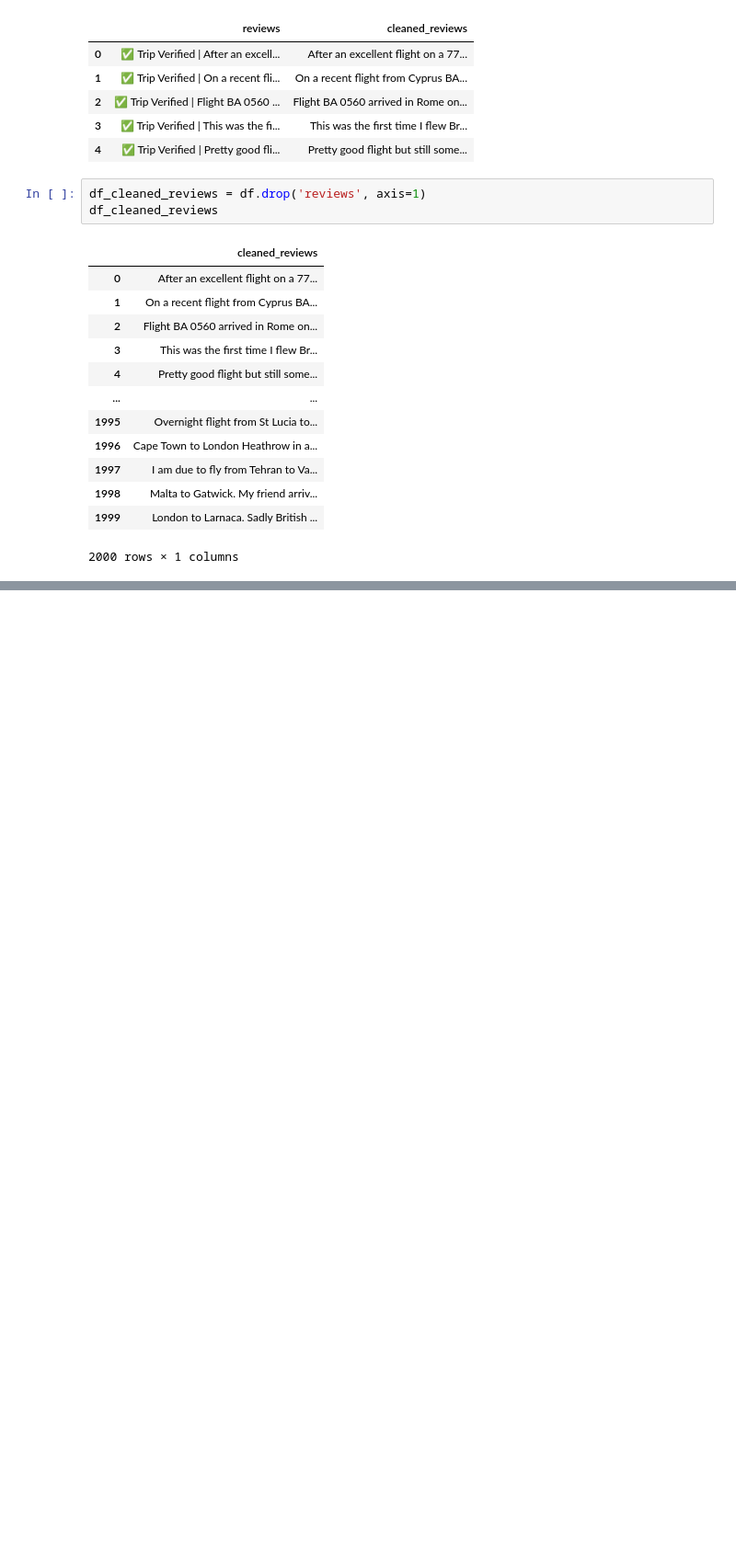
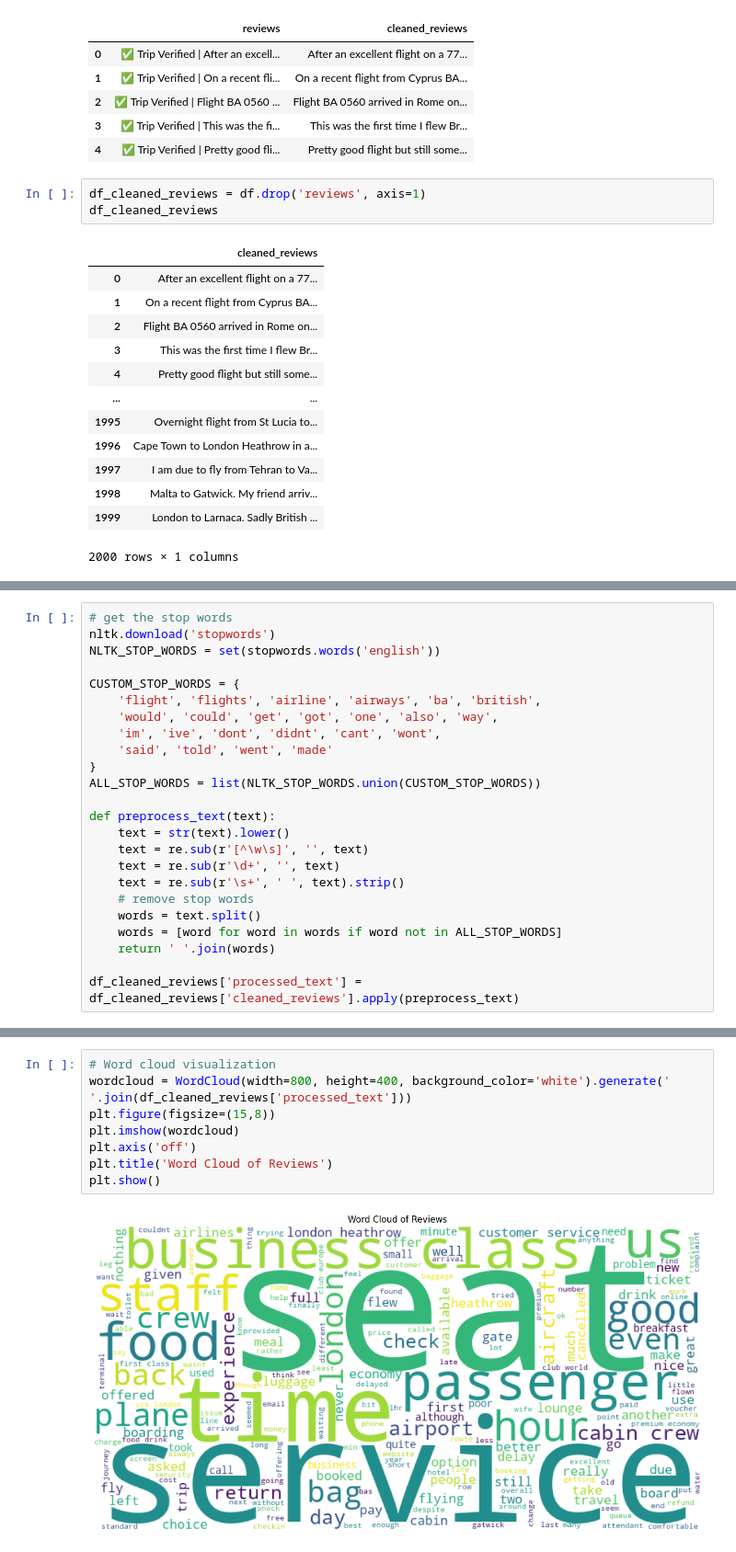
Before and after one commit to xzw9769/Personal-Practise, a Jupyter notebook: British Airways/Review Analysis.ipynb, the cells around one changed output, grey strips where cells are left out. Shown at 92% size. Cells and saved outputs as stored; diff of their text form; blank space fills up the shorter version.

```diff
--- a/British Airways/Review Analysis.ipynb
+++ b/British Airways/Review Analysis.ipynb
@@ -164,0 +121,24 @@ LookupError:
+# %%
+# get the stop words
+nltk.download('stopwords')
+NLTK_STOP_WORDS = set(stopwords.words('english'))
+
+CUSTOM_STOP_WORDS = {
+    'flight', 'flights', 'airline', 'airways', 'ba', 'british',
+    'would', 'could', 'get', 'got', 'one', 'also', 'way',
+    'im', 'ive', 'dont', 'didnt', 'cant', 'wont',
+    'said', 'told', 'went', 'made'
+}
+ALL_STOP_WORDS = list(NLTK_STOP_WORDS.union(CUSTOM_STOP_WORDS))
+
+def preprocess_text(text):
+    text = str(text).lower()
+    text = re.sub(r'[^\w\s]', '', text)
+    text = re.sub(r'\d+', '', text)
+    text = re.sub(r'\s+', ' ', text).strip()
+    # remove stop words
+    words = text.split()
+    words = [word for word in words if word not in ALL_STOP_WORDS]
+    return ' '.join(words)
+
+df_cleaned_reviews['processed_text'] = df_cleaned_reviews['cleaned_reviews'].apply(preprocess_text)
@@ -164,0 +231,10 @@ LookupError:
+# %%
+# Word cloud visualization
+wordcloud = WordCloud(width=800, height=400, background_color='white').generate(' '.join(df_cleaned_reviews['processed_text']))
+plt.figure(figsize=(15,8))
+plt.imshow(wordcloud)
+plt.axis('off')
+plt.title('Word Cloud of Reviews')
+plt.show()
+# %% [output]
+[figure, added]
```
Also changed, not shown: parts of 12 cells of this notebook.
